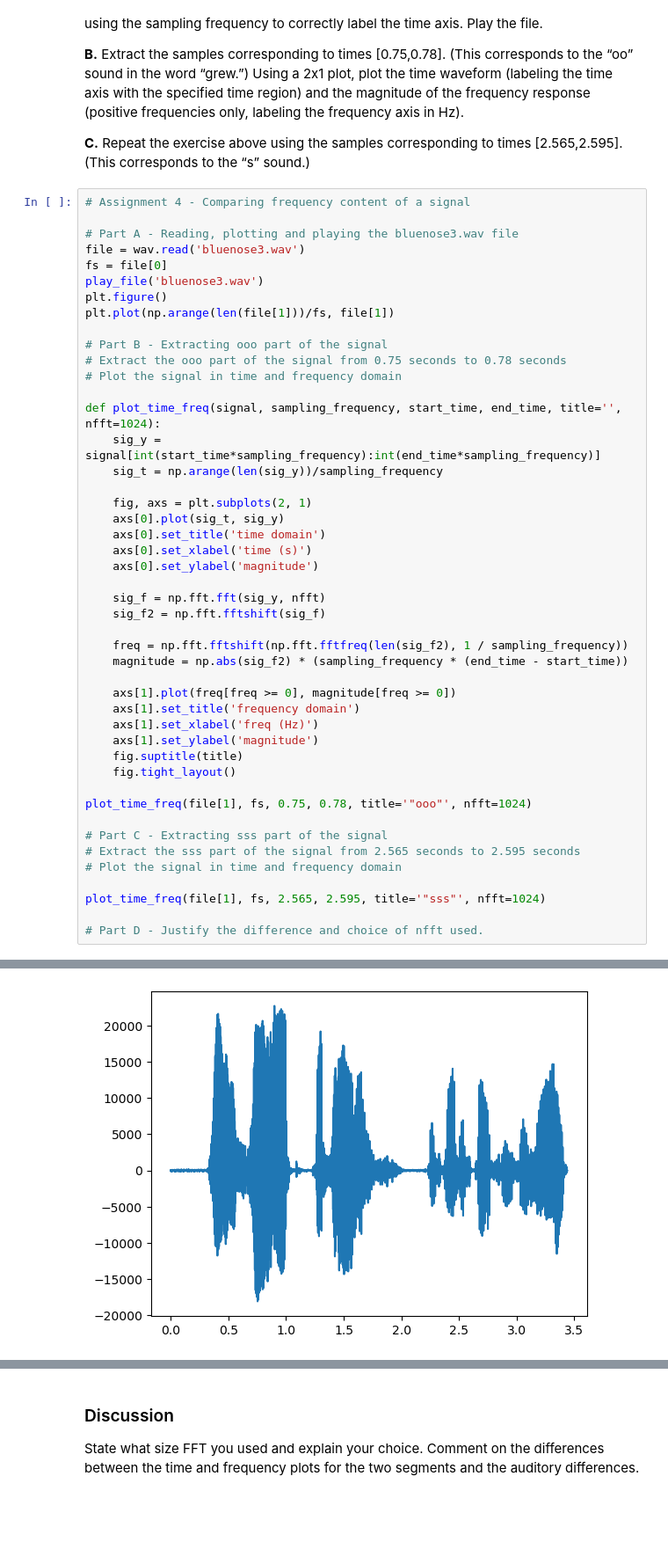
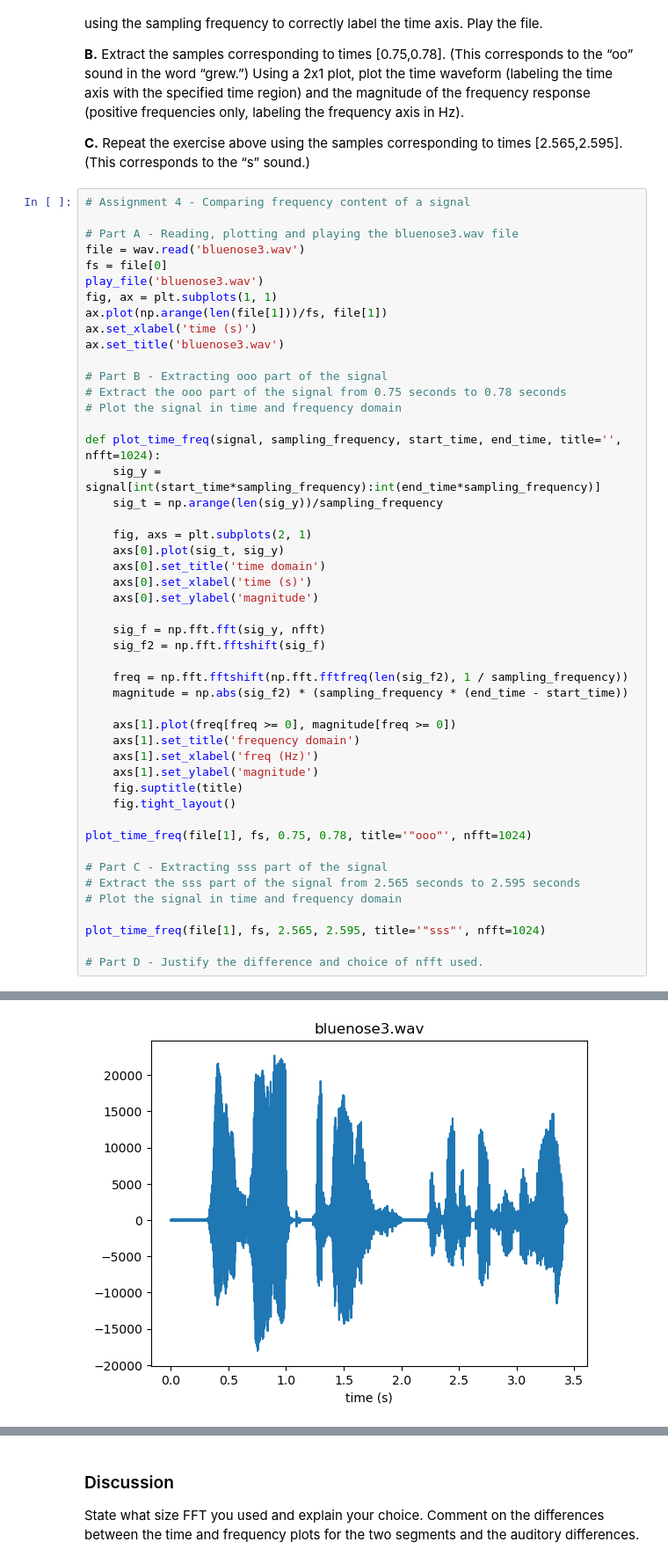
Before and after one commit to pie474/EE242Labs, a Jupyter notebook: 3b/EE242_Lab3b.ipynb, the cells around one changed output, grey strips where cells are left out. Shown at 88% size. Drawn from its saved outputs; the diff is of its cells as text; blank space fills up the shorter version.

```diff
--- a/3b/EE242_Lab3b.ipynb
+++ b/3b/EE242_Lab3b.ipynb
@@ -114,8 +114,10 @@ Many interesting time signals have changing frequency content. Music is one exam
 file = wav.read('bluenose3.wav')
 fs = file[0]
 play_file('bluenose3.wav')
-plt.figure()
-plt.plot(np.arange(len(file[1]))/fs, file[1])
+fig, ax = plt.subplots(1, 1)
+ax.plot(np.arange(len(file[1]))/fs, file[1])
+ax.set_xlabel('time (s)')
+ax.set_title('bluenose3.wav')
 
 # Part B - Extracting ooo part of the signal
 # Extract the ooo part of the signal from 0.75 seconds to 0.78 seconds
@@ -129,34 +131,34 @@ def plot_time_freq(signal, sampling_frequency, start_time, end_time, title='', n
     axs[0].plot(sig_t, sig_y)
     axs[0].set_title('time domain')
     axs[0].set_xlabel('time (s)')
     axs[0].set_ylabel('magnitude')
 
     sig_f = np.fft.fft(sig_y, nfft)
     sig_f2 = np.fft.fftshift(sig_f)
 
     freq = np.fft.fftshift(np.fft.fftfreq(len(sig_f2), 1 / sampling_frequency))
     magnitude = np.abs(sig_f2) * (sampling_frequency * (end_time - start_time))
 
     axs[1].plot(freq[freq >= 0], magnitude[freq >= 0])
     axs[1].set_title('frequency domain')
     axs[1].set_xlabel('freq (Hz)')
     axs[1].set_ylabel('magnitude')
     fig.suptitle(title)
     fig.tight_layout()
 
 plot_time_freq(file[1], fs, 0.75, 0.78, title='"ooo"', nfft=1024)
 
 # Part C - Extracting sss part of the signal
 # Extract the sss part of the signal from 2.565 seconds to 2.595 seconds
 # Plot the signal in time and frequency domain
 
 plot_time_freq(file[1], fs, 2.565, 2.595, title='"sss"', nfft=1024)
 
 # Part D - Justify the difference and choice of nfft used.
 # %% [output]
 bluenose3.wav:
 [interactive output not drawn]
-[figure, old version]
+[figure, new version]
 [figure]
 [figure]
 # %% [markdown]
```
